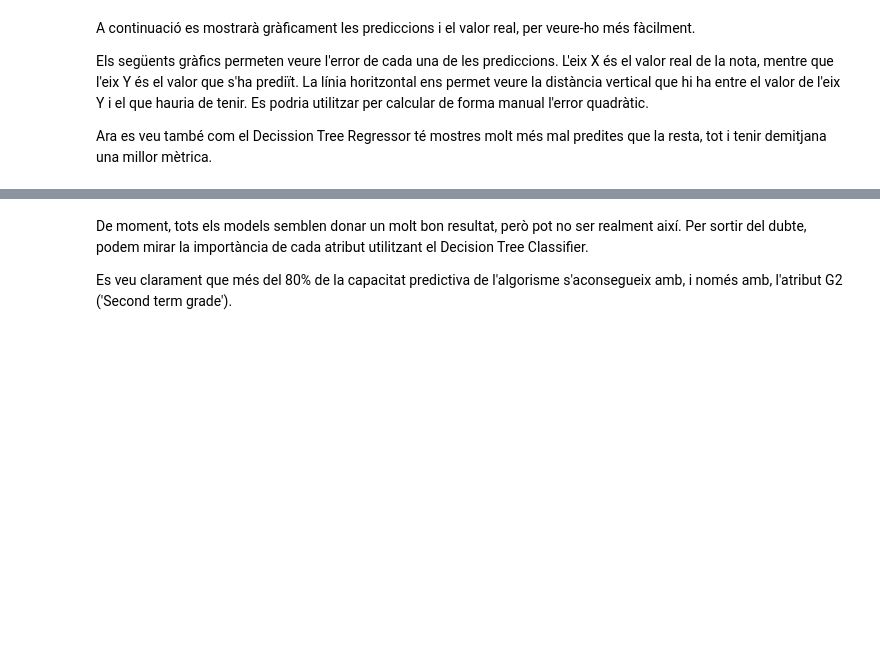
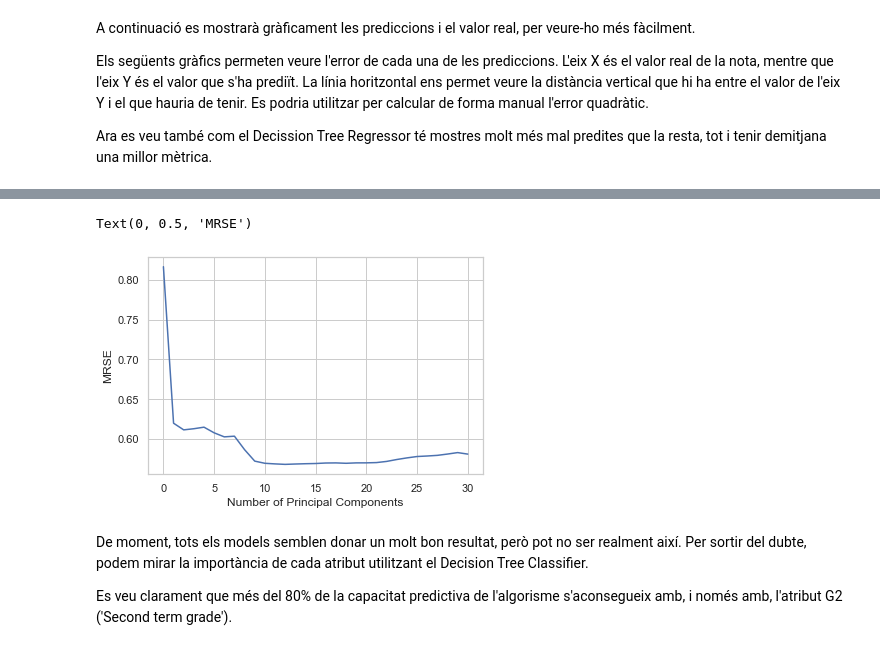
Before and after one commit to marti1999/APC-Cas-Kaggle, a Jupyter notebook: notebook.ipynb, the cells around one changed output, grey strips where cells are left out. Saved outputs shown, nothing was run; the diff lists cells and outputs as text; code cells hidden in the pictures; blank space fills up the shorter version.

```diff
--- a/notebook.ipynb
+++ b/notebook.ipynb
@@ -321,3 +325,25 @@ plt.show()
+# %%
+from sklearn.decomposition import PCA
+from sklearn.preprocessing import scale
+from sklearn import model_selection
+from sklearn.model_selection import RepeatedKFold
+
+
+regr = LinearRegression()
+mse = []
+
+for i in np.arange(1, x.shape[1]):
+    pca = PCA(n_components=i)
+    X_reduced = pca.fit_transform(x)
+    score = -1*model_selection.cross_val_score(regr,
+               X_reduced, y, cv=kf, scoring='neg_root_mean_squared_error').mean()
+    mse.append(score/2)
+plt.plot(mse)
+plt.xlabel('Number of Principal Components')
+plt.ylabel('MRSE')
+# %% [output]
+Text(0, 0.5, 'MRSE')
+[figure, added]
 # %% [markdown]
 De moment, tots els models semblen donar un molt bon resultat, però pot no ser realment així. Per sortir del dubte, podem mirar la importància de cada atribut utilitzant el Decision Tree Classifier.
 
```
Also changed, not shown: parts of 7 cells of this notebook.
